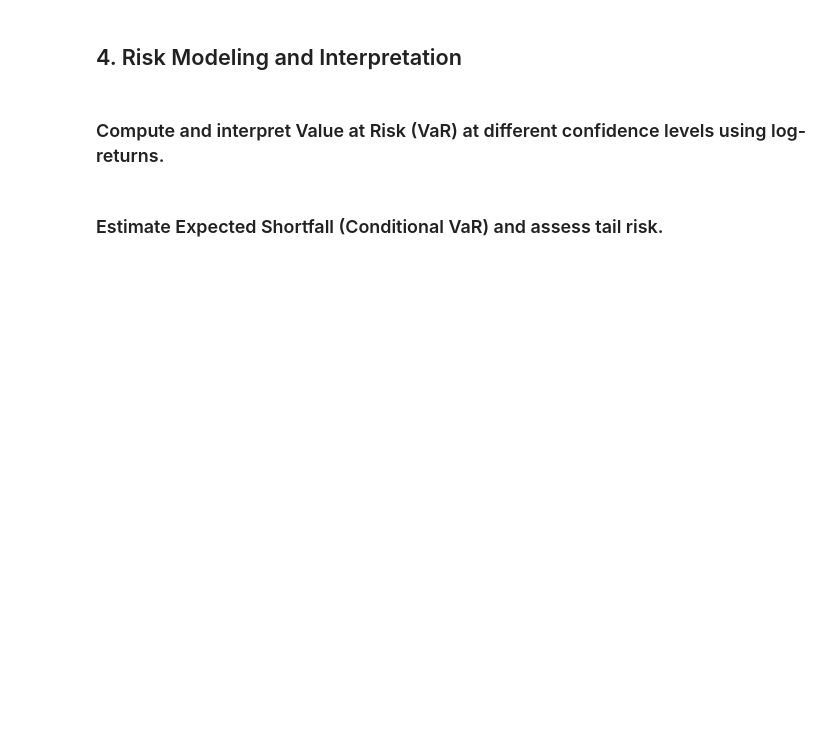
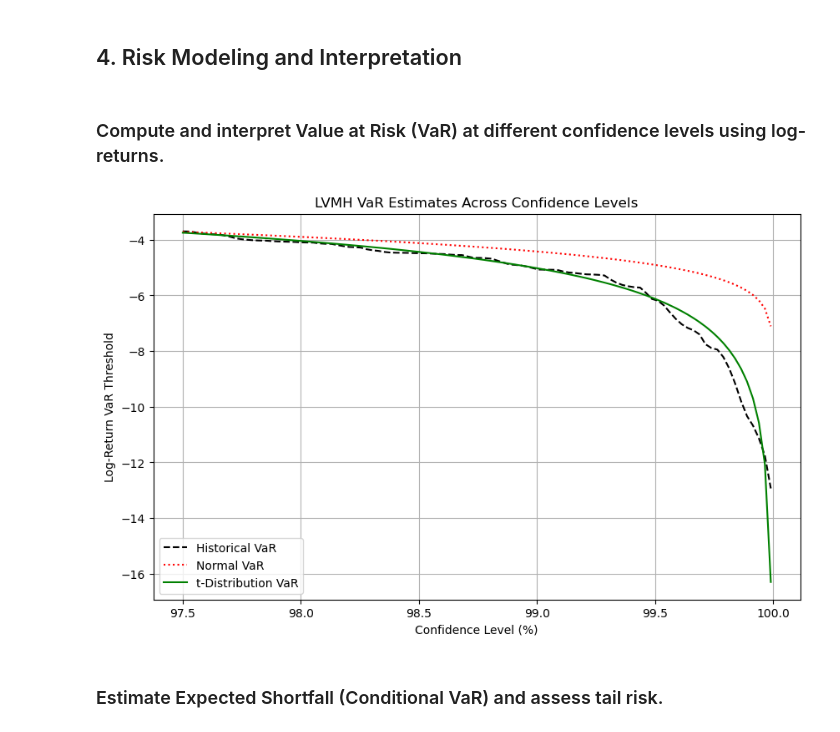
Before and after one commit to pablogalleg/timeseries2, a Jupyter notebook: louis_vuitton_analysis.ipynb, the cells around one changed output. Drawn from its saved outputs; the diff is of its cells as text; code cells hidden in the pictures; blank space fills up the shorter version.

```diff
--- a/louis_vuitton_analysis.ipynb
+++ b/louis_vuitton_analysis.ipynb
@@ -395,6 +395,55 @@ Ljung-Box test for Squared Standardized Residuals (lag=10):
 ## 4. Risk Modeling and Interpretation
 # %% [markdown]
 ### Compute and interpret Value at Risk (VaR) at different confidence levels using log-returns.
+# %%
+
+import numpy as np
+import pandas as pd
+import matplotlib.pyplot as plt
+from scipy.stats import norm, t
+
+returns = lv['Log_Return'].dropna()
+confidence_levels = np.linspace(0.975, 0.9999, 100)
+
+VaR_hist = [
+    np.percentile(returns, (1 - alpha) * 100)
+    for alpha in confidence_levels
+]
+
+# 3.2 Normal VaR (assuming returns ~ Normal(mean, std))
+mu, sigma = np.mean(returns), np.std(returns)
+VaR_norm = [
+    norm.ppf(1 - alpha, loc=mu, scale=sigma)
+    for alpha in confidence_levels
+]
+
+# 3.3 t-Distribution VaR (fit t-distribution to returns)
+df_t, loc_t, scale_t = t.fit(returns)
+VaR_t = [
+    loc_t + scale_t * t.ppf(1 - alpha, df_t)
+    for alpha in confidence_levels
+]
+
+# -------------------------
+# 4. Plot VaR estimates as a function of confidence level
+# -------------------------
+plt.figure(figsize=(10, 6))
+
+plt.plot(confidence_levels * 100, VaR_hist,
+         label='Historical VaR', linestyle='dashed', color='black')
+plt.plot(confidence_levels * 100, VaR_norm,
+         label='Normal VaR', linestyle='dotted', color='red')
+plt.plot(confidence_levels * 100, VaR_t,
+         label='t-Distribution VaR', linestyle='solid', color='green')
+
+plt.xlabel("Confidence Level (%)")
+plt.ylabel("Log-Return VaR Threshold")
+plt.title("LVMH VaR Estimates Across Confidence Levels")
+plt.legend()
+plt.grid()
+plt.show()
+# %% [output]
+[figure, added]
 # %% [markdown]
 ### Estimate Expected Shortfall (Conditional VaR) and assess tail risk.
 # %% [markdown]
```
